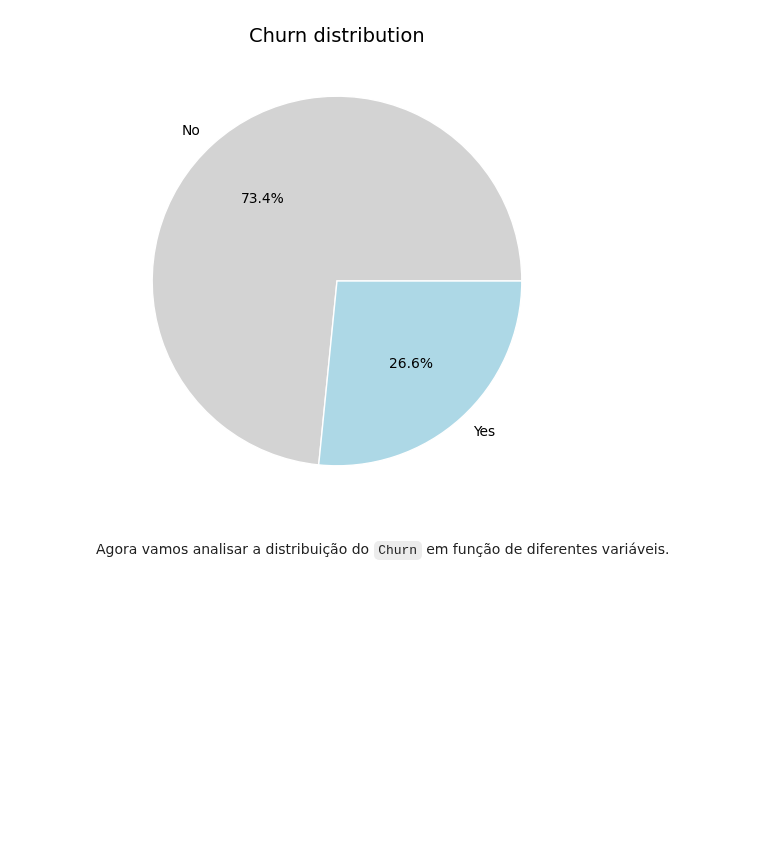
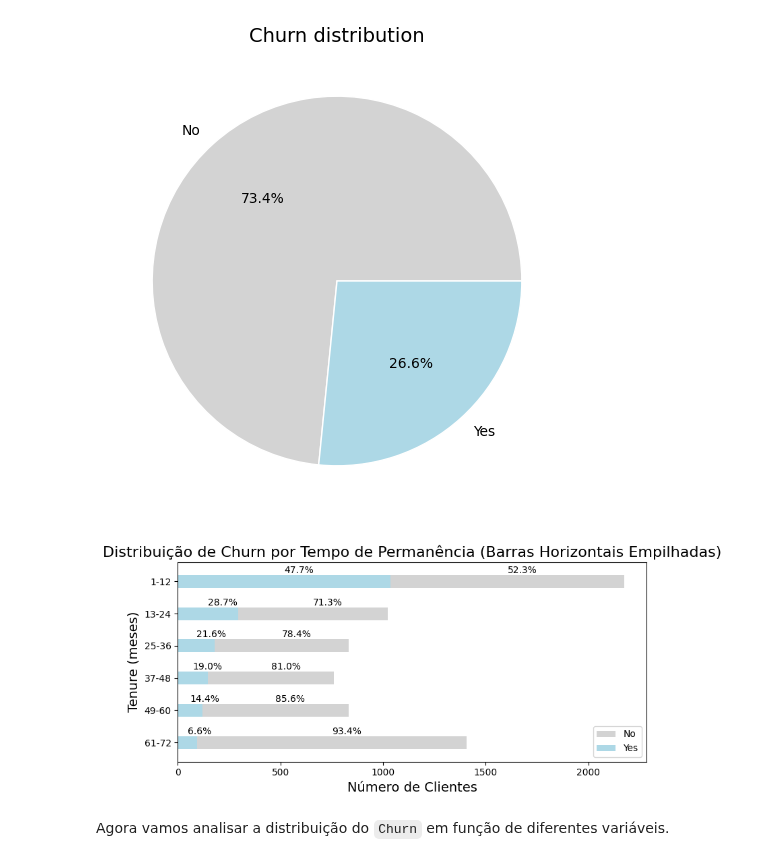
Before and after one commit to rafaelreisramos/oracle-one, a Jupyter notebook: challenge-telecom-x/TelecomX_BR.ipynb, the cells around one changed output. Saved outputs shown, nothing was run; the diff lists cells and outputs as text; code cells hidden in the pictures; blank space fills up the shorter version.

Commit message:
Barras empilhadas horizontais e analise de permanencia

```diff
--- a/challenge-telecom-x/TelecomX_BR.ipynb
+++ b/challenge-telecom-x/TelecomX_BR.ipynb
@@ -385,6 +385,93 @@ ax.set_title('Churn distribution', fontsize=14)
 plt.show()
 # %% [output]
 [figure]
+# %%
+# Agrupar os dados por tempo de permanência (Tenure) e churn
+churn_counts = df.groupby(['Tenure', 'Churn']).size().unstack(fill_value=0)
+
+# Criar intervalos de 12 em 12 meses até 72 meses
+tenure_intervals = pd.cut(churn_counts.index, bins=range(0, 73, 12), right=True)
+
+# Somar os churns dentro de cada intervalo de tempo
+churn_by_interval = churn_counts.groupby(tenure_intervals, observed=False).sum()
+
+# Calcular totais e percentuais
+totals = churn_by_interval.sum(axis=1)
+percent_no = (churn_by_interval['No'] / totals * 100).round(1)
+percent_yes = (churn_by_interval['Yes'] / totals * 100).round(1)
+
+# Inverter ordem para que 1-12 fique no topo (sem inverter eixo)
+churn_by_interval = churn_by_interval.iloc[::-1]
+percent_no = percent_no[::-1]
+percent_yes = percent_yes[::-1]
+
+# Preparar dados para o gráfico
+n_bars = len(churn_by_interval)
+interval_positions = range(n_bars)
+bar_height = 0.4
+offset = bar_height * 0  # deslocamento vertical proporcional
+
+# Criar o gráfico
+fig, ax = plt.subplots(figsize=(8, 4))
+
+# Barras horizontais empilhadas
+bars_no = ax.barh(
+    interval_positions,
+    churn_by_interval['No'],
+    left=churn_by_interval['Yes'],
+    height=bar_height,
+    label='No',
+    color='lightgray'
+)
+
+bars_yes = ax.barh(
+    interval_positions,
+    churn_by_interval['Yes'],
+    height=bar_height,
+    label='Yes',
+    color='lightblue'
+)
+
+# Adicionar percentuais acima de cada segmento da barra
+for bar_no, bar_yes, p_no, p_yes in zip(bars_no, bars_yes, percent_no.values, percent_yes.values):
+    # "No"
+    ax.text(
+        x=bar_no.get_x() + bar_no.get_width() / 2,
+        y=bar_no.get_y() + bar_no.get_height() + offset,
+        s=f"{p_no}%",
+        ha='left',
+        va='bottom',
+        fontsize=10
+    )
+    # "Yes"
+    ax.text(
+        x=bar_yes.get_x() + bar_yes.get_width() / 2,
+        y=bar_yes.get_y() + bar_yes.get_height() + offset,
+        s=f"{p_yes}%",
+        ha='left',
+        va='bottom',
+        fontsize=10
+    )
+
+# Personalizar o gráfico
+ax.set_ylabel('Tenure (meses)', fontsize=14)
+ax.set_xlabel('Número de Clientes', fontsize=14)
+ax.set_title('Distribuição de Churn por Tempo de Permanência (Barras Horizontais Empilhadas)', fontsize=16)
+
+ytick_labels = [f'{int(interval.left)+1}-{int(interval.right)}' for interval in churn_by_interval.index]
+ax.set_yticks(interval_positions)
+ax.set_yticklabels(ytick_labels)
+
+# Definir limites do eixo Y com padding de 1.5 × altura da barra
+padding = bar_height * 1.5
+ax.set_ylim(-padding, n_bars - 1 + padding)
+
+ax.legend(loc='lower right')
+
+plt.tight_layout()
+plt.show()
+# %% [output]
+[figure, added]
 # %% [markdown]
 Agora vamos analisar a distribuição do `Churn` em função de diferentes variáveis.
 # %%
```
Also changed, not shown: parts of 9 cells of this notebook.
